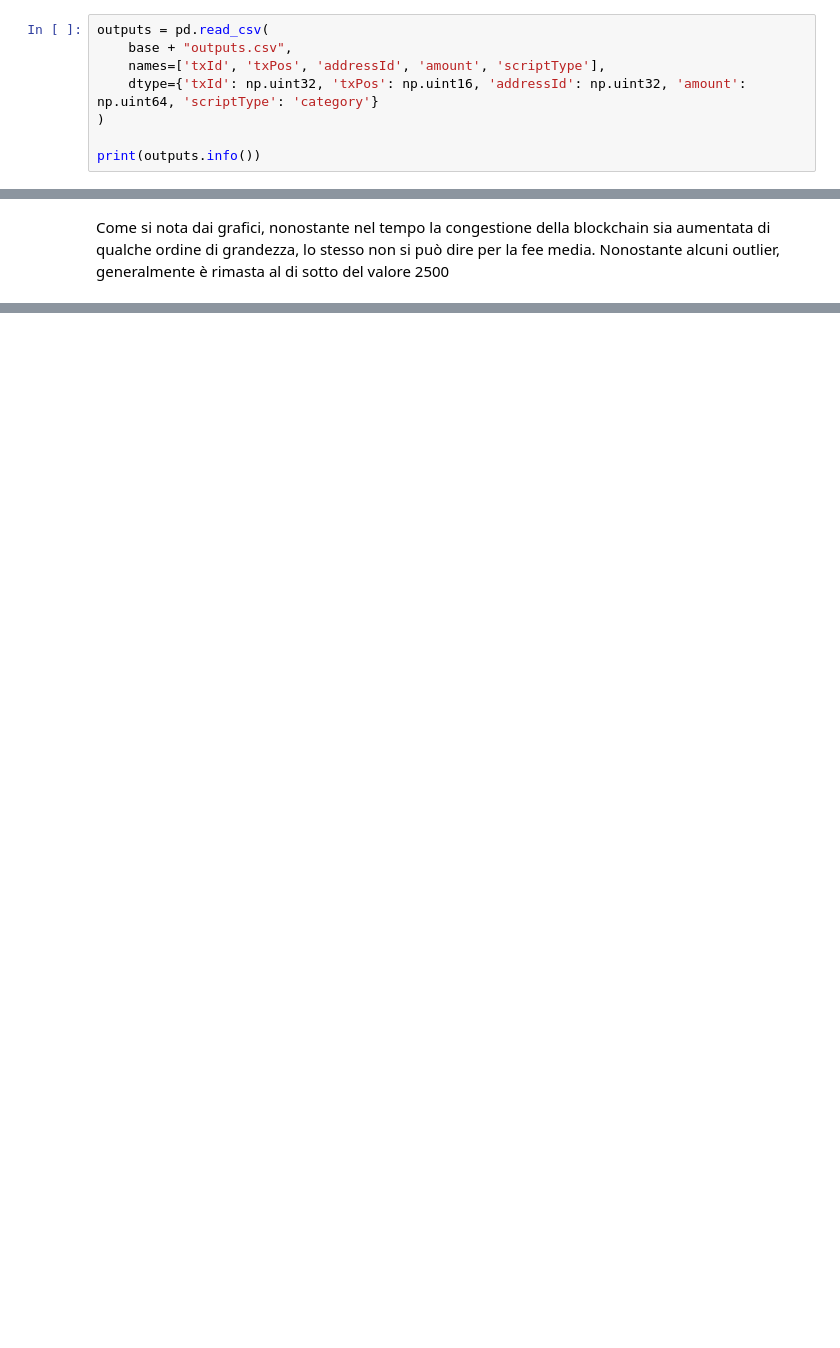
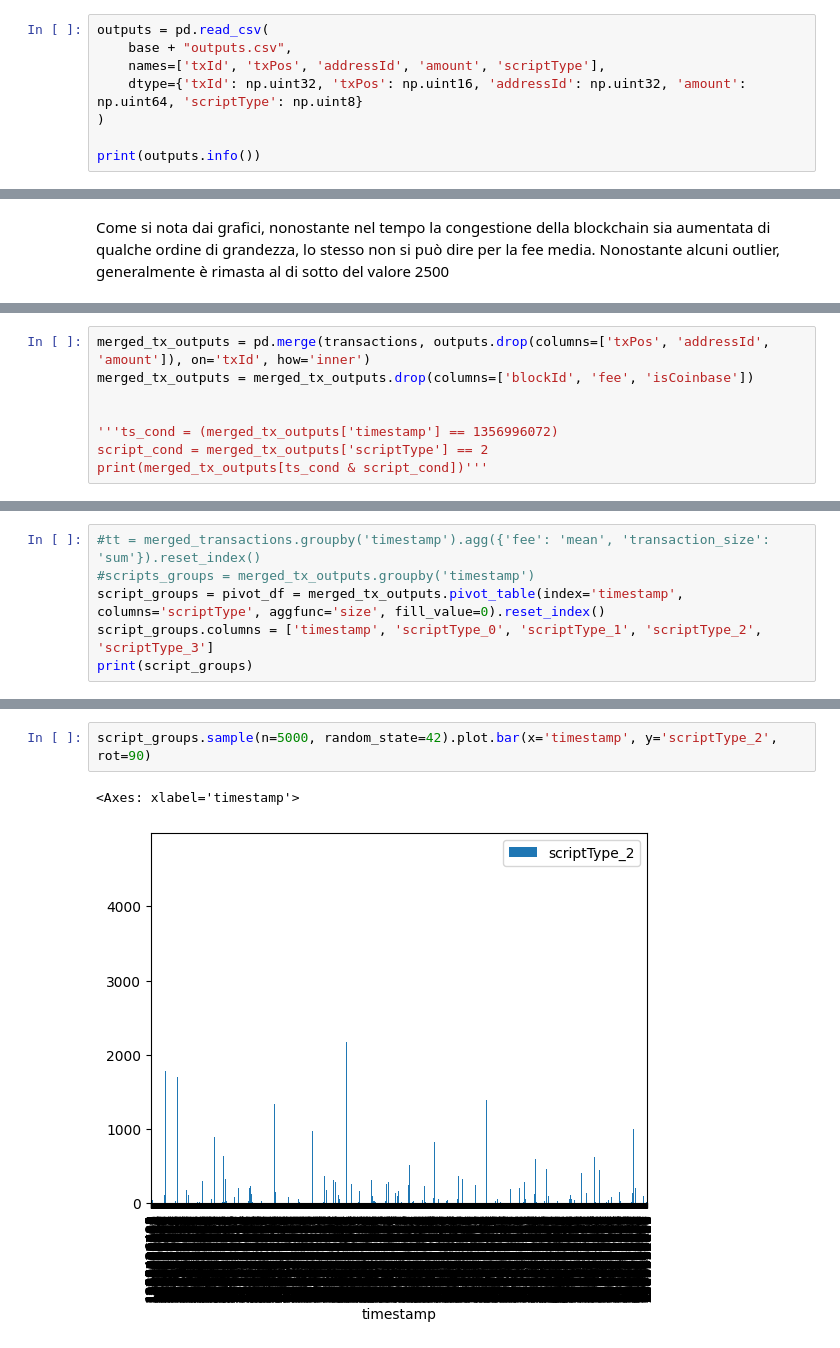
Before and after one commit to dSamp41/Progetto-LWS, a Jupyter notebook: project.ipynb, the cells around one changed output, grey strips where cells are left out. Cells and saved outputs as stored; diff of their text form; blank space fills up the shorter version.

```diff
--- a/project.ipynb
+++ b/project.ipynb
@@ -75,7 +59,7 @@ inputs = pd.read_csv(
 outputs = pd.read_csv(
     base + "outputs.csv",
     names=['txId', 'txPos', 'addressId', 'amount', 'scriptType'],
-    dtype={'txId': np.uint32, 'txPos': np.uint16, 'addressId': np.uint32, 'amount': np.uint64, 'scriptType': 'category'}
+    dtype={'txId': np.uint32, 'txPos': np.uint16, 'addressId': np.uint32, 'amount': np.uint64, 'scriptType': np.uint8}
 )
 
 print(outputs.info())
@@ -358,0 +283,8 @@ Come si nota dai grafici, nonostante nel tempo la congestione della blockchain s
+# %%
+merged_tx_outputs = pd.merge(transactions, outputs.drop(columns=['txPos', 'addressId', 'amount']), on='txId', how='inner')
+merged_tx_outputs = merged_tx_outputs.drop(columns=['blockId', 'fee', 'isCoinbase'])
+
+
+'''ts_cond = (merged_tx_outputs['timestamp'] == 1356996072)
+script_cond = merged_tx_outputs['scriptType'] == 2
+print(merged_tx_outputs[ts_cond & script_cond])'''
@@ -358,0 +293,6 @@ Come si nota dai grafici, nonostante nel tempo la congestione della blockchain s
+# %%
+#tt = merged_transactions.groupby('timestamp').agg({'fee': 'mean', 'transaction_size': 'sum'}).reset_index()
+#scripts_groups = merged_tx_outputs.groupby('timestamp')
+script_groups = pivot_df = merged_tx_outputs.pivot_table(index='timestamp', columns='scriptType', aggfunc='size', fill_value=0).reset_index()
+script_groups.columns = ['timestamp', 'scriptType_0', 'scriptType_1', 'scriptType_2', 'scriptType_3']
+print(script_groups)
@@ -358,0 +316,5 @@ Come si nota dai grafici, nonostante nel tempo la congestione della blockchain s
+# %%
+script_groups.sample(n=5000, random_state=42).plot.bar(x='timestamp', y='scriptType_2', rot=90)
+# %% [output]
+<Axes: xlabel='timestamp'>
+[figure, added]
```
Also changed, not shown: parts of 12 cells of this notebook.
